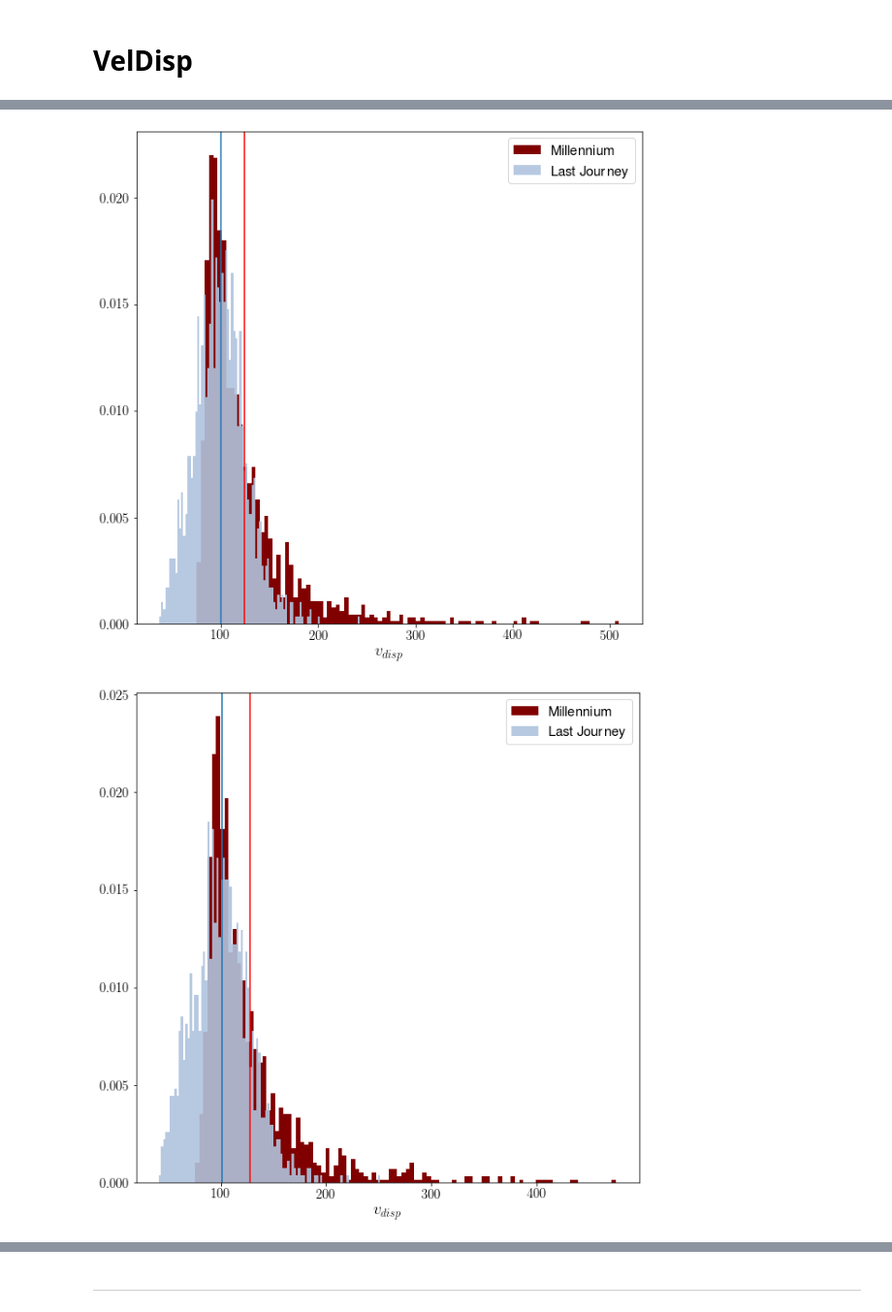
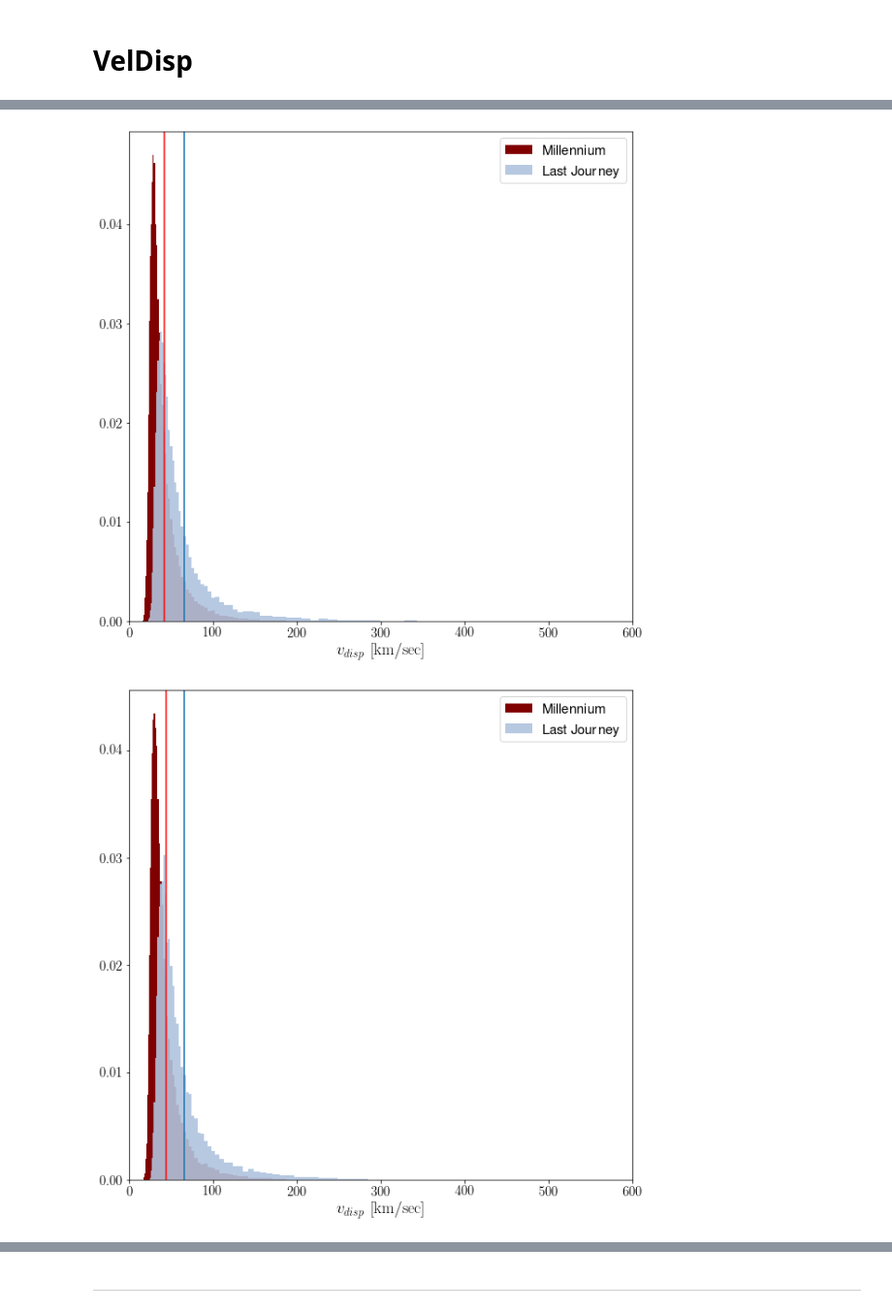
Before and after one commit to maamari/Argonne, a Jupyter notebook: CPAC/treebuilding/treeCompare.ipynb, the cells around one changed output, grey strips where cells are left out. Shown at 97% size. Saved outputs shown, nothing was run; the diff lists cells and outputs as text; code cells hidden in the pictures.

```diff
--- a/CPAC/treebuilding/treeCompare.ipynb
+++ b/CPAC/treebuilding/treeCompare.ipynb
@@ -33,15 +51,15 @@ Read 1855 trees with total 55723 halos
 '''
 LJDS
 -----
-41, 3
-53, 2
-70, 1
-74, 0.82
-79, 0.62
-90, 0.24
-99, 0
+42, 3
+54, 2
+71, 1
+75, 0.82
+80, 0.62
+91, 0.24
+100, 0
 '''
-zLJDS = [99,90,79,74,70,53,41]
+zLJDS = [100,91,80,75,71,54,42]
 
 '''
 Millennium
@@ -75,6 +93,7 @@ snum = []
 vx0 = []
 vx024 = []
 vx062 = []
+vx082 = []
 vx1 = []
 
 vdis0 = []
@@ -103,7 +122,11 @@ spin3 = []
 
 
 count=0
+count2=0
 for i in tqdm(range(len(trees))):
+    count+=1
+    if count%3!=0: continue
+    count2+=1
     for j in range(len(trees[i])):
         mcrit.append(trees[i][j][M_Crit200]*1e10)
         leng.append(trees[i][j][Len]*1.3e9)
@@ -112,30 +135,31 @@ for i in tqdm(range(len(trees))):
             vdis0.append(trees[i][j][VelDisp])
             vmax0.append(trees[i][j][Vmax])
             spin0.append(sqrt(trees[i][j][Spin_x]**2+trees[i][j][Spin_x+1]**2+trees[i][j][Spin_x+2]**2))
-            vx0.append(trees[i][j][Velx])
+            vx0.append(sqrt(trees[i][j][Velx]**2+trees[i][j][Velx+1]**2+trees[i][j][Velx+2]**2))
 
         if trees[i][j][SnapNum]==zLJDS[1] and trees[i][j][M_Crit200]*1e10!=0.0:
             vdis024.append(trees[i][j][VelDisp])
             vmax024.append(trees[i][j][Vmax])
             spin024.append(sqrt(trees[i][j][Spin_x]**2+trees[i][j][Spin_x+1]**2+trees[i][j][Spin_x+2]**2))
-            vx024.append(trees[i][j][Velx])
+            vx024.append(sqrt(trees[i][j][Velx]**2+trees[i][j][Velx+1]**2+trees[i][j][Velx+2]**2))
 
         if trees[i][j][SnapNum]==zLJDS[2] and trees[i][j][M_Crit200]*1e10!=0.0:
             vdis062.append(trees[i][j][VelDisp])
             vmax062.append(trees[i][j][Vmax])
             spin062.append(sqrt(trees[i][j][Spin_x]**2+trees[i][j][Spin_x+1]**2+trees[i][j][Spin_x+2]**2))
-            vx062.append(trees[i][j][Velx])
+            vx062.append(sqrt(trees[i][j][Velx]**2+trees[i][j][Velx+1]**2+trees[i][j][Velx+2]**2))
 
         if trees[i][j][SnapNum]==zLJDS[3] and trees[i][j][M_Crit200]*1e10!=0.0:
             vdis082.append(trees[i][j][VelDisp])
             vmax082.append(trees[i][j][Vmax])
             spin082.append(sqrt(trees[i][j][Spin_x]**2+trees[i][j][Spin_x+1]**2+trees[i][j][Spin_x+2]**2))
+            vx082.append(sqrt(trees[i][j][Velx]**2+trees[i][j][Velx+1]**2+trees[i][j][Velx+2]**2))
 
         if trees[i][j][SnapNum]==zLJDS[4] and trees[i][j][M_Crit200]*1e10!=0.0:
             vdis1.append(trees[i][j][VelDisp])
             vmax1.append(trees[i][j][Vmax])
             spin1.append(sqrt(trees[i][j][Spin_x]**2+trees[i][j][Spin_x+1]**2+trees[i][j][Spin_x+2]**2))
-            vx1.append(trees[i][j][Velx])
+            vx1.append(sqrt(trees[i][j][Velx]**2+trees[i][j][Velx+1]**2+trees[i][j][Velx+2]**2))
 
         if trees[i][j][SnapNum]==zLJDS[5] and trees[i][j][M_Crit200]*1e10!=0.0:
             vdis2.append(trees[i][j][VelDisp])
@@ -435,37 +676,39 @@ plt.savefig('vdz024.png')
 # %%
 plt.figure(figsize=(10,10))
 plt.axvline(np.mean([i for i in mvdis062]),c='red')
-plt.axvline(np.mean([i*(1/0.7)*(1/(1+0.62))**1 for i in vdis062]))
-plt.hist([i for i in mvdis062],density=True,bins=100,color='maroon',label='Millennium')
-plt.hist([i*(1/0.7)*(1/(1+0.62))**1 for i in vdis062],density=True,bins=100,color='lightsteelblue',label='Last Journey',alpha=0.9)
+plt.axvline(np.mean([i*(1/(1+0.62))**0 for i in vdis062]))
+bins=np.logspace(1,3,100)
+plt.hist([i for i in mvdis062],density=True,bins=bins,color='maroon',label='Millennium')
+plt.hist([i*(1/(1+0.62))**0 for i in vdis062],density=True,bins=bins,color='lightsteelblue',label='Last Journey',alpha=0.9)
 plt.legend()
-# plt.text(1.4,4,"z=0.62",size=12)
+plt.xlim(0,600)
 plt.legend(prop={'size':15})
 plt.xticks(size=15)
 plt.yticks(size=15)
-#plt.xlim(1.2,2.8)
-plt.xlabel('$v_{disp}$',size=18)
+#plt.xscale('log')
+plt.xlabel('$v_{disp}\,\,\mathrm{[km/sec]}$',size=18)
 
-plt.savefig('vdz062.png')
+plt.savefig('_vdz062.png')
 # %% [output]
-[figure, old version]
+[figure, new version]
 # %%
 plt.figure(figsize=(10,10))
 plt.axvline(np.mean([i for i in mvdis082]),c='red')
-plt.axvline(np.mean([i*(1/0.7)*(1/(1+0.82))**1 for i in vdis082]))
-plt.hist([i for i in mvdis082],density=True,bins=100,color='maroon',label='Millennium')
-plt.hist([i*(1/0.7)*(1/(1+0.82))**1 for i in vdis082],density=True,bins=100,color='lightsteelblue',label='Last Journey',alpha=0.9)
+plt.axvline(np.mean([i*(1/(1+0.82))**0 for i in vdis082]))
+bins=np.logspace(1,3,100)
+plt.hist([i for i in mvdis082],density=True,bins=bins,color='maroon',label='Millennium')
+plt.hist([i*(1/(1+0.82))**0 for i in vdis082],density=True,bins=bins,color='lightsteelblue',label='Last Journey',alpha=0.9)
 plt.legend()
-# plt.text(1.4,4,"z=0.82",size=12)
+plt.xlim(0,600)
 plt.legend(prop={'size':15})
 plt.xticks(size=15)
 plt.yticks(size=15)
-#plt.xlim(1.2,2.8)
-plt.xlabel('$v_{disp}$',size=18)
+#plt.xscale('log')
+plt.xlabel('$v_{disp}\,\,\mathrm{[km/sec]}$',size=18)
 
-plt.savefig('vdz082.png')
+plt.savefig('_vdz082.png')
 # %% [output]
-[figure, old version]
+[figure, new version]
 # %%
 plt.figure(figsize=(10,10))
 plt.axvline(np.mean([i for i in mvdis1]),c='red')
```
Also changed, not shown: parts of 35 cells of this notebook, 34 other files.
